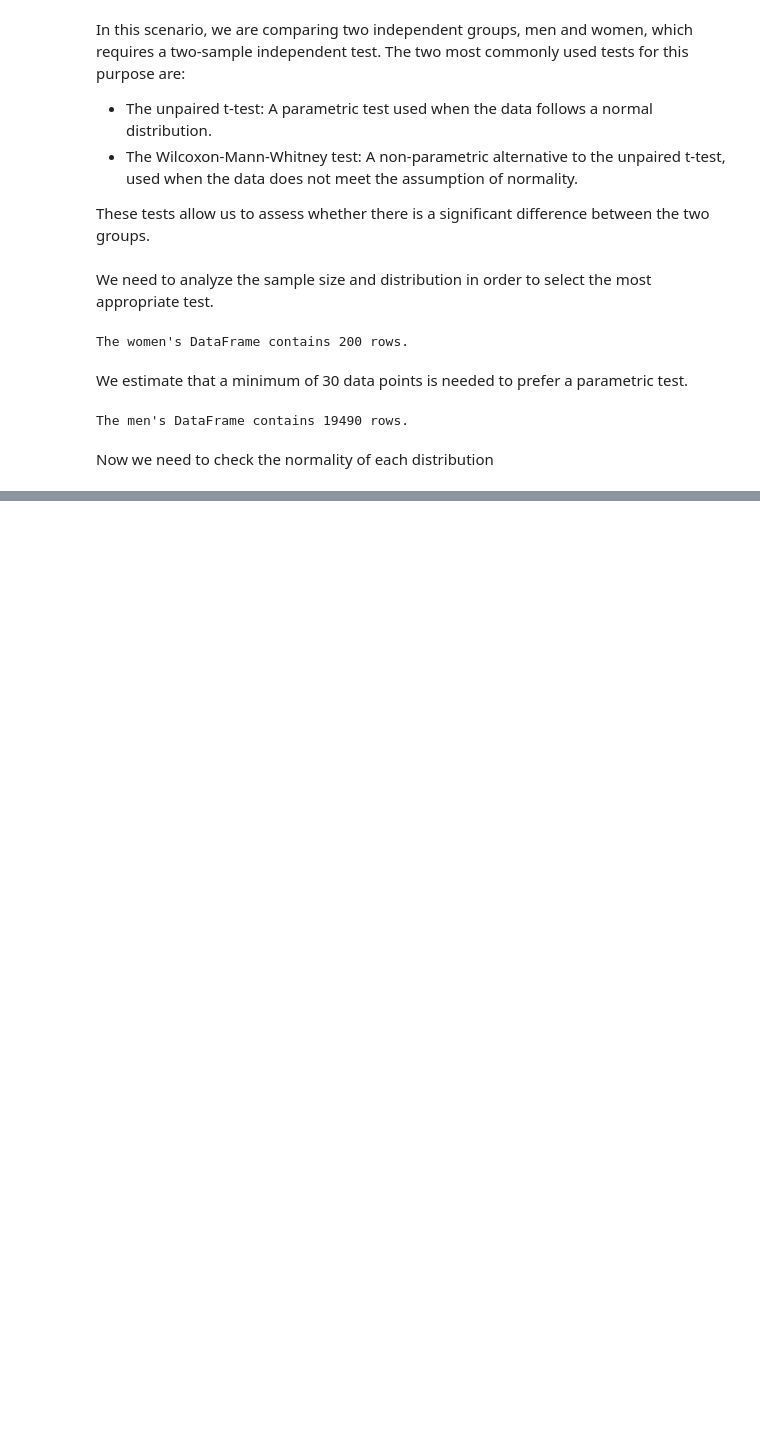
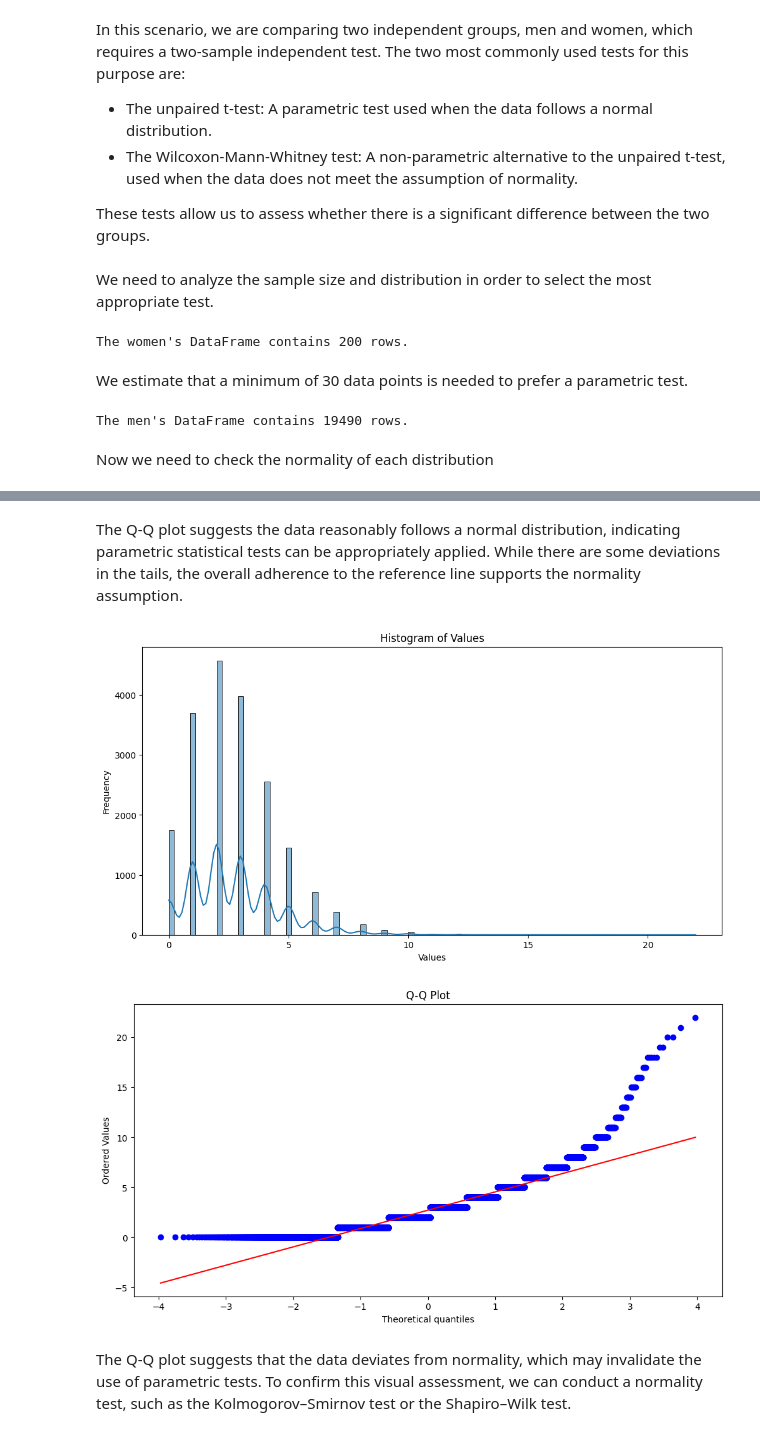
Before and after one commit to Mnr04/Data_Bootcamps_Projects, a Jupyter notebook: Hypothesis_Testing_Soccer_Matches.ipynb, the cells around one changed output, grey strips where cells are left out. Saved outputs shown, nothing was run; the diff lists cells and outputs as text; code cells hidden in the pictures; blank space fills up the shorter version.

```diff
--- a/Hypothesis_Testing_Soccer_Matches.ipynb
+++ b/Hypothesis_Testing_Soccer_Matches.ipynb
@@ -179,0 +224,25 @@ Now we need to check the normality of each distribution
+# %% [markdown]
+The Q-Q plot suggests the data reasonably follows a normal distribution, indicating parametric statistical tests can be appropriately applied.
+While there are some deviations in the tails, the overall adherence to the reference line supports the normality assumption.
+# %%
+# Plot histogram to visualize the distribution of total goals for mens
+cible = mens_worldCup["Total_goals"]
+
+# Histogram
+plt.figure(figsize=(12, 6))
+sns.histplot(cible, kde=True)
+plt.title('Histogram of Values')
+plt.xlabel('Values')
+plt.ylabel('Frequency')
+plt.show()
+
+# Q-Q Plot
+plt.figure(figsize=(12, 6))
+stats.probplot(cible, dist="norm", plot=plt)
+plt.title('Q-Q Plot')
+plt.show()
+# %% [output]
+[figure, added]
+[figure, added]
+# %% [markdown]
+The Q-Q plot suggests that the data deviates from normality, which may invalidate the use of parametric tests. To confirm this visual assessment, we can conduct a normality test, such as the Kolmogorov–Smirnov test or the Shapiro–Wilk test.
```
Also changed, not shown: parts of 5 cells of this notebook.
